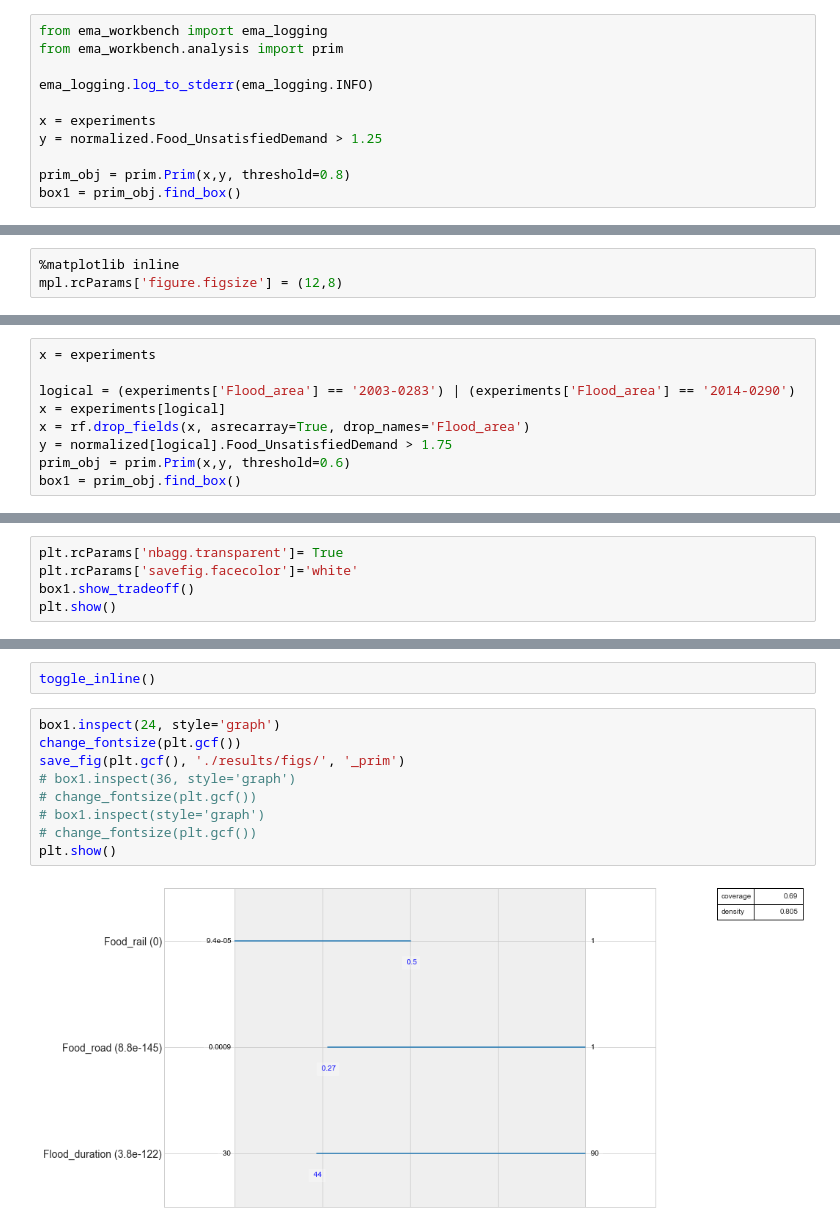
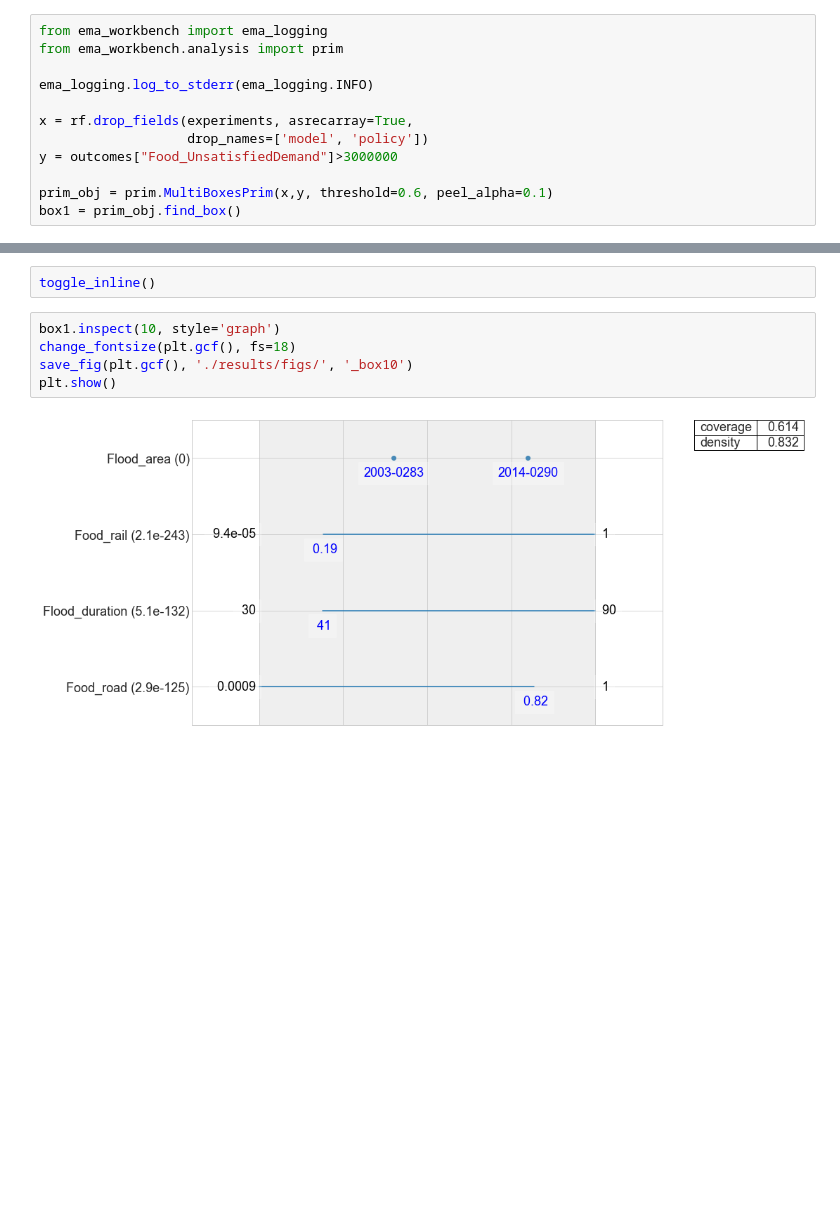
Before and after one commit to quaquel/bangladesh_roadtransport, a Jupyter notebook: simulation_model/analysis.ipynb, the cells around one changed output, grey strips where cells are left out. Drawn from its saved outputs; the diff is of its cells as text; blank space fills up the shorter version.

Commit message:
updated analyses and new figures

```diff
--- a/simulation_model/analysis.ipynb
+++ b/simulation_model/analysis.ipynb
@@ -316,9 +435,10 @@ from ema_workbench.analysis import prim
 
 ema_logging.log_to_stderr(ema_logging.INFO)
 
-x = experiments
-y = normalized.Food_UnsatisfiedDemand > 1.25
+x = rf.drop_fields(experiments, asrecarray=True,
+                   drop_names=['model', 'policy'])
+y = outcomes["Food_UnsatisfiedDemand"]>3000000
 
-prim_obj = prim.Prim(x,y, threshold=0.8)
+prim_obj = prim.MultiBoxesPrim(x,y, threshold=0.6, peel_alpha=0.1)
 box1 = prim_obj.find_box()
 # %% [output]
@@ -335,3 +446,0 @@ plt.show()
-# %%
-%matplotlib inline
-mpl.rcParams['figure.figsize'] = (12,8)
@@ -351,9 +446,0 @@ TODO:: get_ipython().magic('matplotlib inline')
-# %%
-x = experiments
-
-logical = (experiments['Flood_area'] == '2003-0283') | (experiments['Flood_area'] == '2014-0290')
-x = experiments[logical]
-x = rf.drop_fields(x, asrecarray=True, drop_names='Flood_area')
-y = normalized[logical].Food_UnsatisfiedDemand > 1.75
-prim_obj = prim.Prim(x,y, threshold=0.6)
-box1 = prim_obj.find_box()
@@ -363,7 +447,2 @@ box1 = prim_obj.find_box()
 # %%
 toggle_notebook()
-# %%
-plt.rcParams['nbagg.transparent']= True
-plt.rcParams['savefig.facecolor']='white'
-box1.show_tradeoff()
-plt.show()
@@ -373,13 +456,9 @@ plt.show()
 # %%
 toggle_inline()
 # %%
-box1.inspect(24, style='graph')
-change_fontsize(plt.gcf())
-save_fig(plt.gcf(), './results/figs/', '_prim')
-# box1.inspect(36, style='graph')
-# change_fontsize(plt.gcf())
-# box1.inspect(style='graph')
-# change_fontsize(plt.gcf())
+box1.inspect(10, style='graph')
+change_fontsize(plt.gcf(), fs=18)
+save_fig(plt.gcf(), './results/figs/', '_box10')
 plt.show()
 # %% [output]
-[figure, old version]
+[figure, new version]
```
Also changed, not shown: parts of 55 cells of this notebook, 44 other files.
